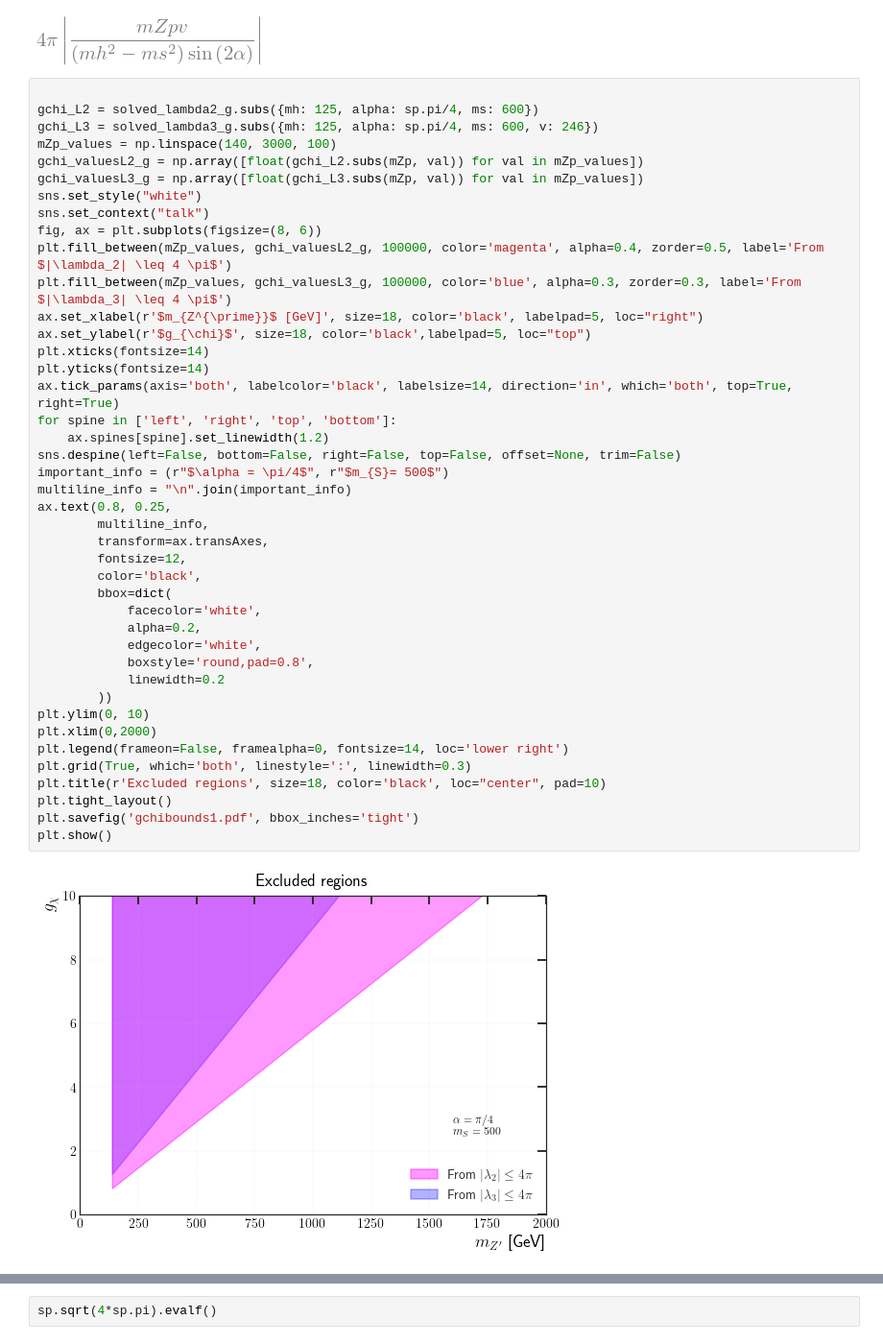
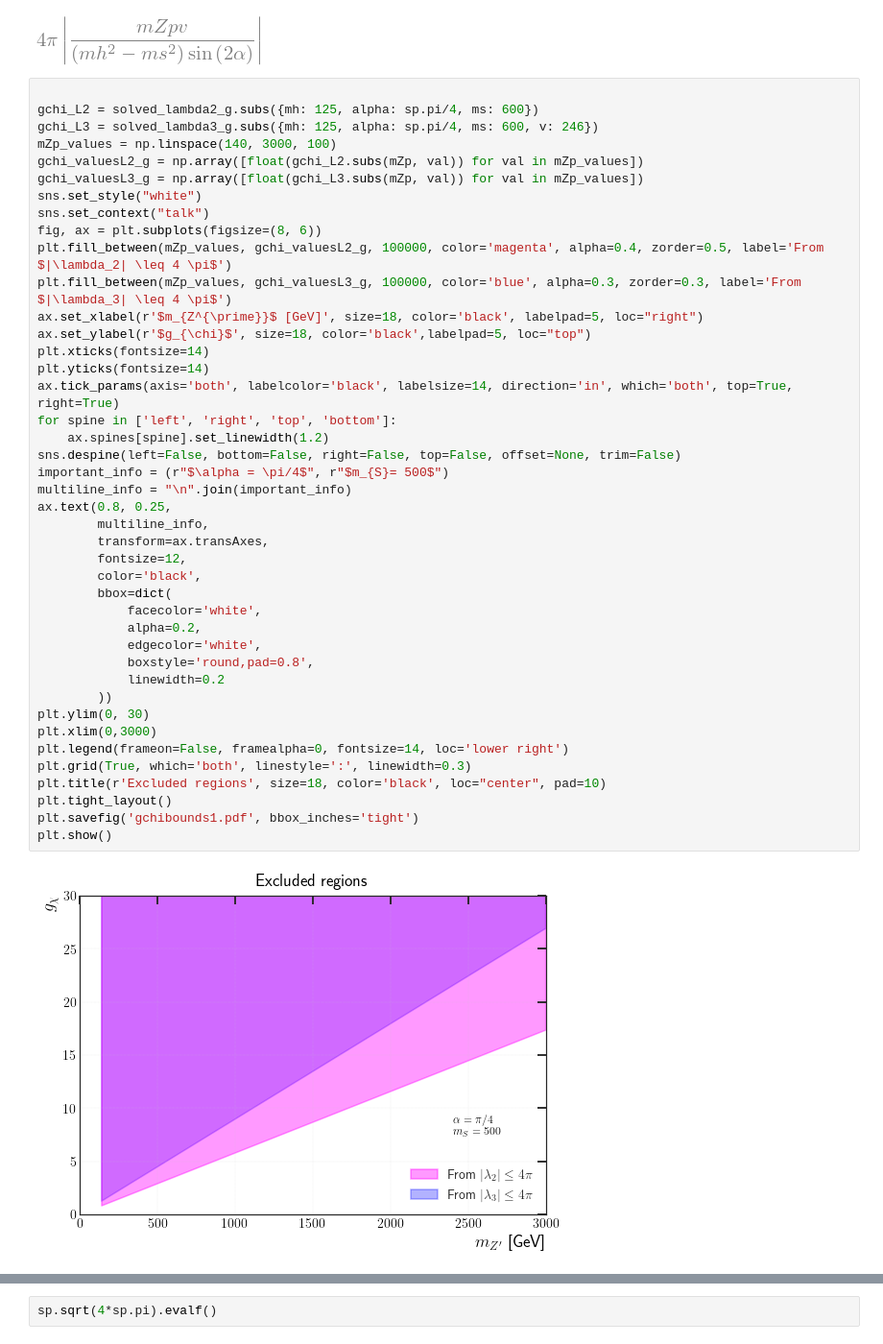
Before and after one commit to SModelS/smodelsv3-paper, a Jupyter notebook: notebooks/Bounds2MDM.ipynb, the cells around one changed output, grey strips where cells are left out. Shown at 96% size. Saved outputs shown, nothing was run; the diff lists cells and outputs as text.

```diff
--- a/notebooks/Bounds2MDM.ipynb
+++ b/notebooks/Bounds2MDM.ipynb
@@ -291,36 +291,36 @@ plt.fill_between(mZp_values, gchi_valuesL2_g, 100000, color='magenta', alpha=0.4
 plt.fill_between(mZp_values, gchi_valuesL3_g, 100000, color='blue', alpha=0.3, zorder=0.3, label='From $|\lambda_3| \leq 4 \pi$')
 ax.set_xlabel(r'$m_{Z^{\prime}}$ [GeV]', size=18, color='black', labelpad=5, loc="right")
 ax.set_ylabel(r'$g_{\chi}$', size=18, color='black',labelpad=5, loc="top")
 plt.xticks(fontsize=14)
 plt.yticks(fontsize=14)
 ax.tick_params(axis='both', labelcolor='black', labelsize=14, direction='in', which='both', top=True, right=True)
 for spine in ['left', 'right', 'top', 'bottom']:
     ax.spines[spine].set_linewidth(1.2)
 sns.despine(left=False, bottom=False, right=False, top=False, offset=None, trim=False)
 important_info = (r"$\alpha = \pi/4$", r"$m_{S}= 500$")
 multiline_info = "\n".join(important_info)
 ax.text(0.8, 0.25,
         multiline_info,
         transform=ax.transAxes,
         fontsize=12,
         color='black',
         bbox=dict(
             facecolor='white',
             alpha=0.2,
             edgecolor='white',
             boxstyle='round,pad=0.8',
             linewidth=0.2
         ))
-plt.ylim(0, 10)
-plt.xlim(0,2000)
+plt.ylim(0, 30)
+plt.xlim(0,3000)
 plt.legend(frameon=False, framealpha=0, fontsize=14, loc='lower right')
 plt.grid(True, which='both', linestyle=':', linewidth=0.3)
 plt.title(r'Excluded regions', size=18, color='black', loc="center", pad=10)
 plt.tight_layout()
 plt.savefig('gchibounds1.pdf', bbox_inches='tight')
 plt.show()
 # %% [output]
-[figure, old version]
+[figure, new version]
 # %%
 gchi_L2 = solved_lambda2_g.subs({mh: 125, alpha: sp.pi/4, ms: 250})
 gchi_L3 = solved_lambda3_g.subs({mh: 125, alpha: sp.pi/4, ms: 250, v: 246})
```
Also changed, not shown: parts of 1 cell of this notebook, 23 other files.
